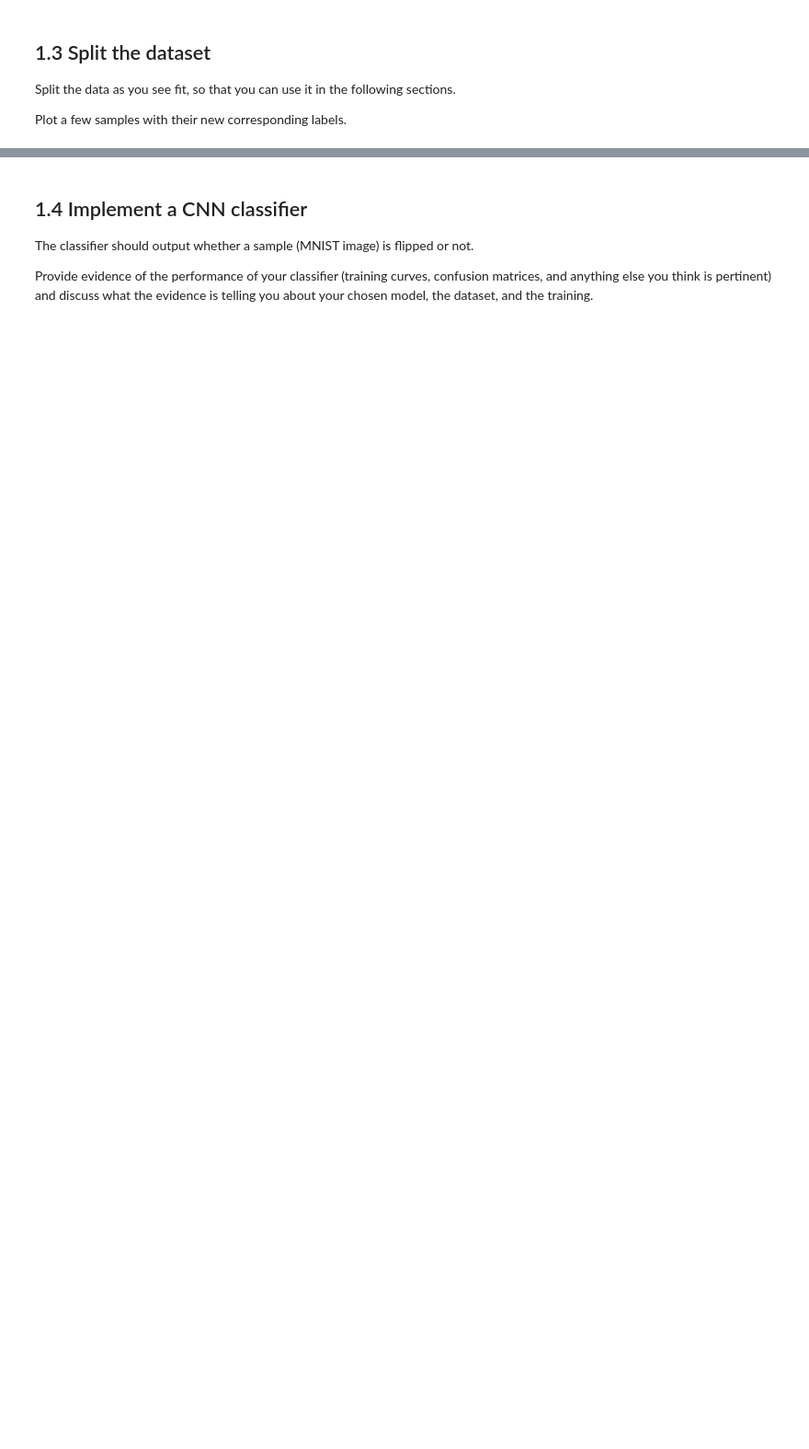
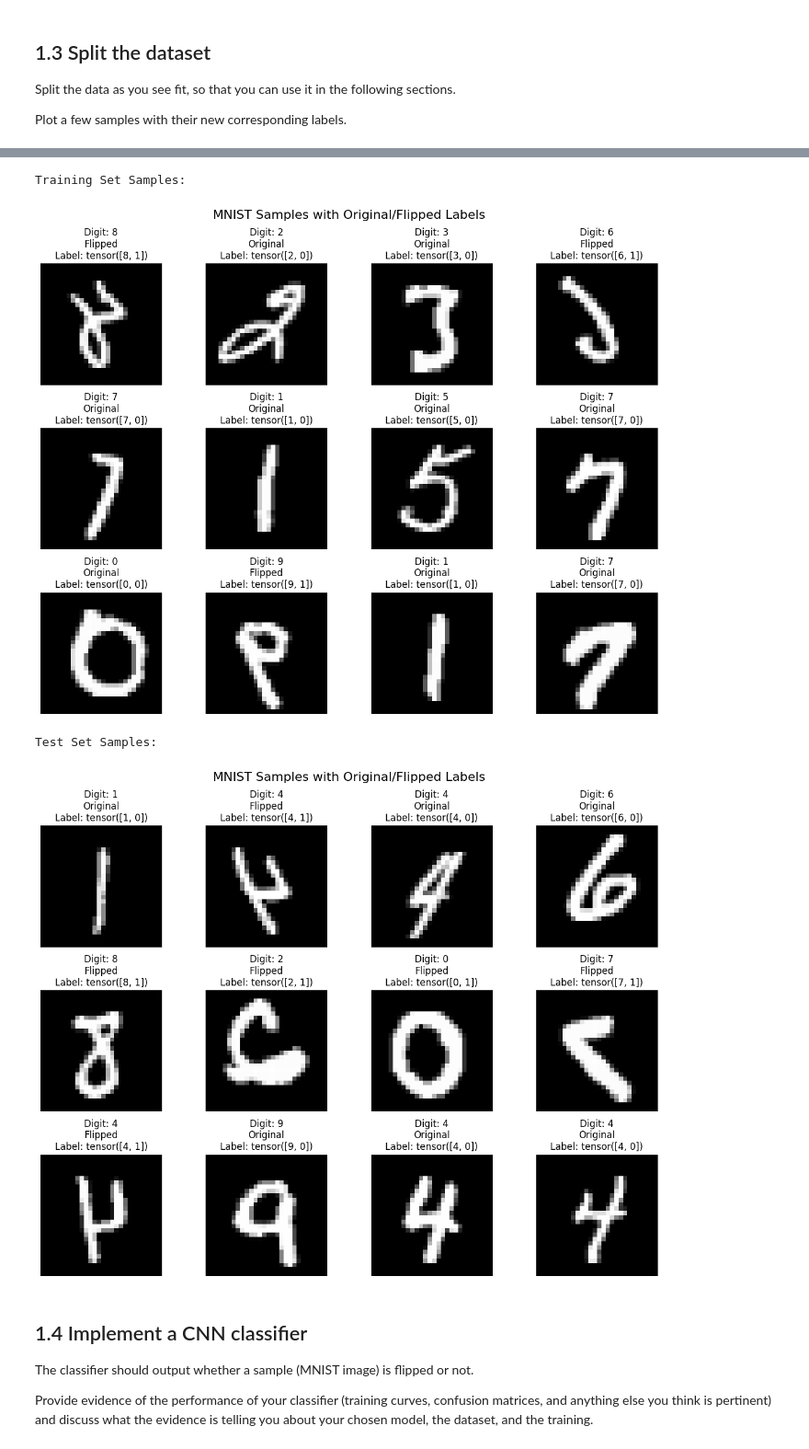
Before and after one commit to acse-baa124/ci_mpm, a Jupyter notebook: DL_Module_2024_Resit.ipynb, the cells around one changed output, grey strips where cells are left out. Shown at 92% size. Saved outputs shown, nothing was run; the diff lists cells and outputs as text; code cells hidden in the pictures; blank space fills up the shorter version.

```diff
--- a/DL_Module_2024_Resit.ipynb
+++ b/DL_Module_2024_Resit.ipynb
@@ -64,3 +85,14 @@ There are several ways to do this, and more than one right way to do it. Explain
+# %%
+flip_train_dataset = flip_half_dataset(train_dataset)
+flip_test_dataset = flip_half_dataset(test_dataset)
+
+# print(f"Train dataset size: {len(flip_train_dataset)} (same as original)")
+# print(f"Test dataset size: {len(flip_test_dataset)} (same as original)")
+
+# # Check the flipping distribution
+# train_labels = [flip_train_dataset[i][1].item() for i in range(len(flip_train_dataset))]
+# flipped_count = sum(1 for label in train_labels if label % 2 == 1)
+# print(f"Flipped images in train: {flipped_count} out of {len(flip_train_dataset)}")
 # %% [markdown]
 ## 1.3 Split the dataset
 
@@ -72,3 +174,15 @@ Plot a few samples with their new corresponding labels.
+# %%
+print("Training Set Samples:")
+plot_samples(train_split)
+
+# Plot samples from test set
+print("\nTest Set Samples:")
+plot_samples(flip_test_dataset)
+# %% [output]
+Training Set Samples:
+[figure, added]
+Test Set Samples:
+[figure, added]
 # %% [markdown]
 ## 1.4 Implement a CNN classifier
 
```
Also changed, not shown: parts of 36 cells of this notebook.
